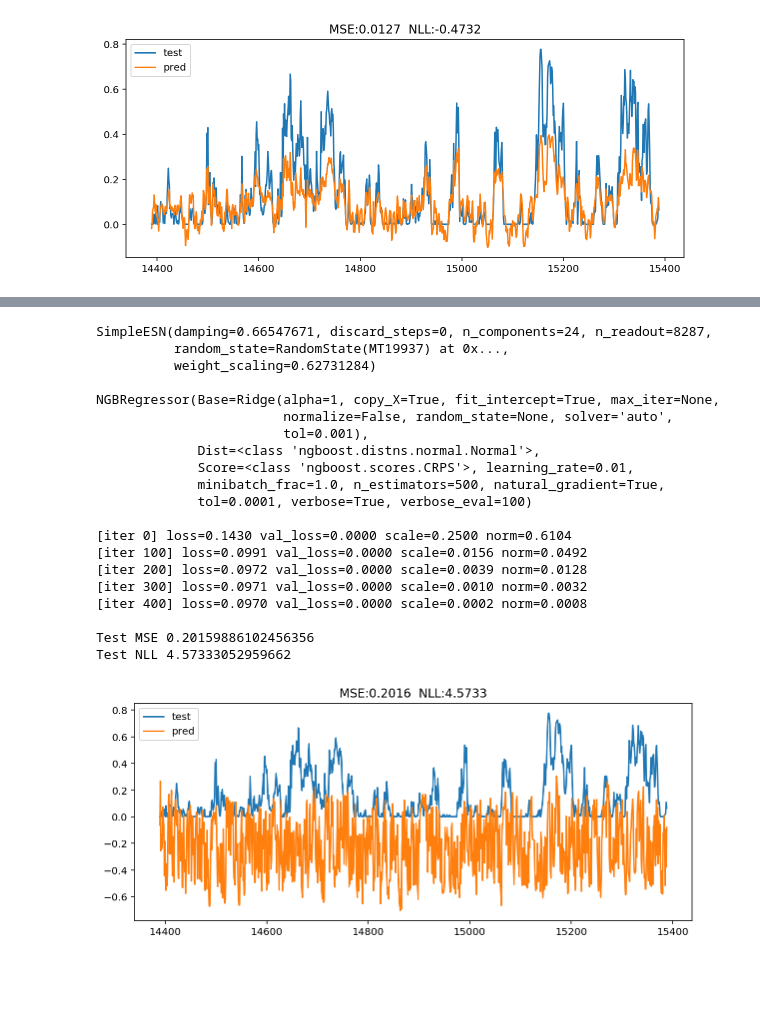
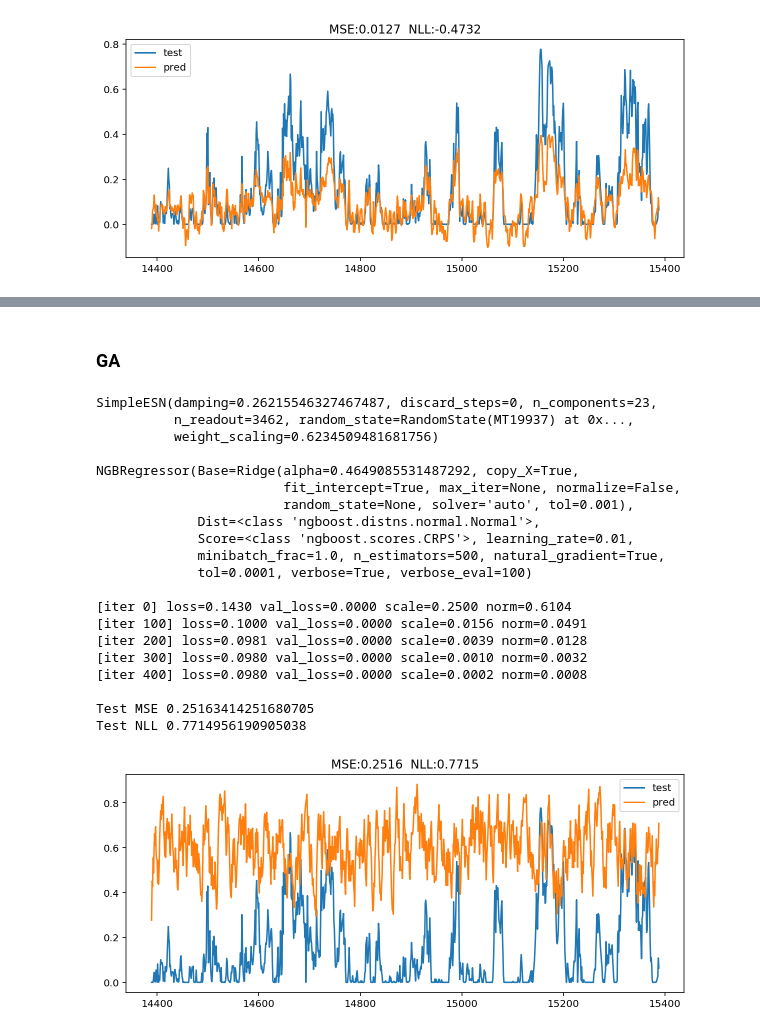
Before and after one commit to longdongchuan/ML_Project, a Jupyter notebook: ML - 2.1/result/GA-esn_learners/ridge模型对比.ipynb, the cells around one changed output, grey strips where cells are left out. Saved outputs shown, nothing was run; the diff lists cells and outputs as text; code cells hidden in the pictures; blank space fills up the shorter version.

Commit message:
GA_ridge model compare: Done

```diff
--- a/ML - 2.1/result/GA-esn_learners/ridge模型对比.ipynb
+++ b/ML - 2.1/result/GA-esn_learners/ridge模型对比.ipynb
@@ -85,9 +77,12 @@ from sklearn.linear_model import Ridge
 
 mse_list = []
 for i in tqdm(range(100)):
-    Y_pred = Ridge(alpha=0.01).fit(X_train, Y_train).predict(X_test)
+    Y_pred = Ridge(alpha=1).fit(X_train, Y_train).predict(X_test)
     mse = mean_squared_error(Y_pred, Y_test)
     mse_list.append(mse)
 
 print('Test MSE:', np.mean(mse_list)) # 0.01664264688521998
+
+pd.DataFrame({'test':Y_test, 'pred':Y_pred})\
+.plot(figsize=(10,4), title='MSE:{}'.format(round(np.mean(mse_list),4)))
 # %% [output]
@@ -171,0 +119,2 @@ Test MSE: 0.01642277660053868
+# %%
+esn_ridge_learner_test(GA_param)
@@ -319,22 +215 @@ Test NLL -0.4740008945758591
-# %%
-n_readout=464
-n_components=30
-damping = 0.61758485
-weight_scaling = 0.94653868
-
-mse_list = []
-for i in tqdm(range(10)):
-    mse = model_test(Base= esn_ridge_learner(
-                n_readout=n_readout,
-                n_components=n_components,
-                damping=damping,
-                weight_scaling = weight_scaling,
-                alpha=0.01),
-            n_estimators=500, verbose=False,
-            X_train=X_train, X_test=X_test,
-            Y_train=Y_train, Y_test=Y_test,
-            return_mse=True)
-    mse_list.append(mse)
-
-print('Test MSE:', np.mean(mse_list))
 # %% [markdown]
@@ -375,33 +250,34 @@ Test NLL 2.8264990682915823
+# %% [markdown]
+### GA
 # %%
+param = GA_param.copy()
+esn_param = param.copy()
+del(esn_param['alpha'])
 from sklearn.linear_model import Ridge
-esn_param = {'n_readout': 8287,
-             'n_components': 24,
-             'damping': 0.66547671,
-             'weight_scaling': 0.62731284}
-esn_model_test(Base=Ridge(alpha=1),
+esn_model_test(Base=Ridge(alpha=param['alpha']),
                esn_param = esn_param,
                n_estimators=500, verbose_eval=100, Score=CRPS,
                X_train=X_train, X_test=X_test,
                Y_train=Y_train, Y_test=Y_test)
 # %% [output]
-SimpleESN(damping=0.66547671, discard_steps=0, n_components=24, n_readout=8287,
-          random_state=RandomState(MT19937) at 0x...,
-          weight_scaling=0.62731284)
+SimpleESN(damping=0.26215546327467487, discard_steps=0, n_components=23,
+          n_readout=3462, random_state=RandomState(MT19937) at 0x...,
+          weight_scaling=0.6234509481681756)
 
-NGBRegressor(Base=Ridge(alpha=1, copy_X=True, fit_intercept=True, max_iter=None,
-                        normalize=False, random_state=None, solver='auto',
-                        tol=0.001),
+NGBRegressor(Base=Ridge(alpha=0.4649085531487292, copy_X=True,
+                        fit_intercept=True, max_iter=None, normalize=False,
+                        random_state=None, solver='auto', tol=0.001),
              Dist=<class 'ngboost.distns.normal.Normal'>,
              Score=<class 'ngboost.scores.CRPS'>, learning_rate=0.01,
              minibatch_frac=1.0, n_estimators=500, natural_gradient=True,
              tol=0.0001, verbose=True, verbose_eval=100)
 
 [iter 0] loss=0.1430 val_loss=0.0000 scale=0.2500 norm=0.6104
-[iter 100] loss=0.0991 val_loss=0.0000 scale=0.0156 norm=0.0492
-[iter 200] loss=0.0972 val_loss=0.0000 scale=0.0039 norm=0.0128
-[iter 300] loss=0.0971 val_loss=0.0000 scale=0.0010 norm=0.0032
-[iter 400] loss=0.0970 val_loss=0.0000 scale=0.0002 norm=0.0008
+[iter 100] loss=0.1000 val_loss=0.0000 scale=0.0156 norm=0.0491
+[iter 200] loss=0.0981 val_loss=0.0000 scale=0.0039 norm=0.0128
+[iter 300] loss=0.0980 val_loss=0.0000 scale=0.0010 norm=0.0032
+[iter 400] loss=0.0980 val_loss=0.0000 scale=0.0002 norm=0.0008
 
-Test MSE 0.20159886102456356
-Test NLL 4.57333052959662
+Test MSE 0.25163414251680705
+Test NLL 0.7714956190905038
-[figure, old version]
+[figure, new version]
```
Also changed, not shown: parts of 29 cells of this notebook, 8 other files.
